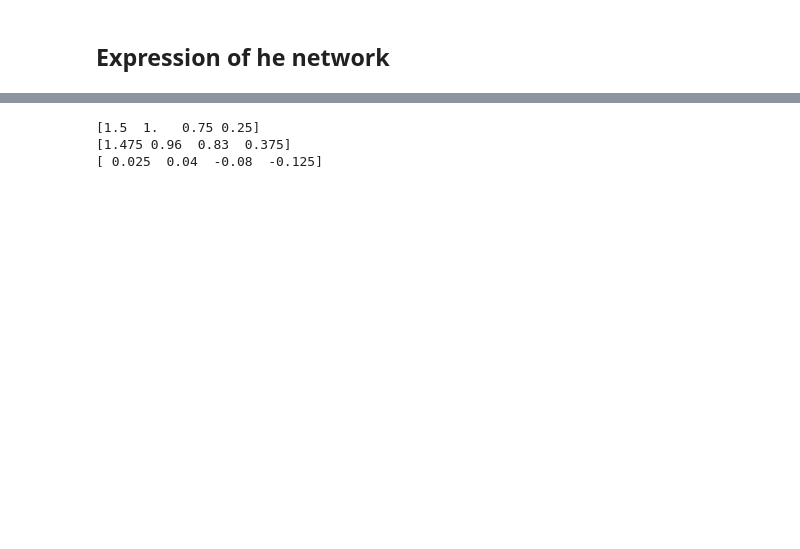
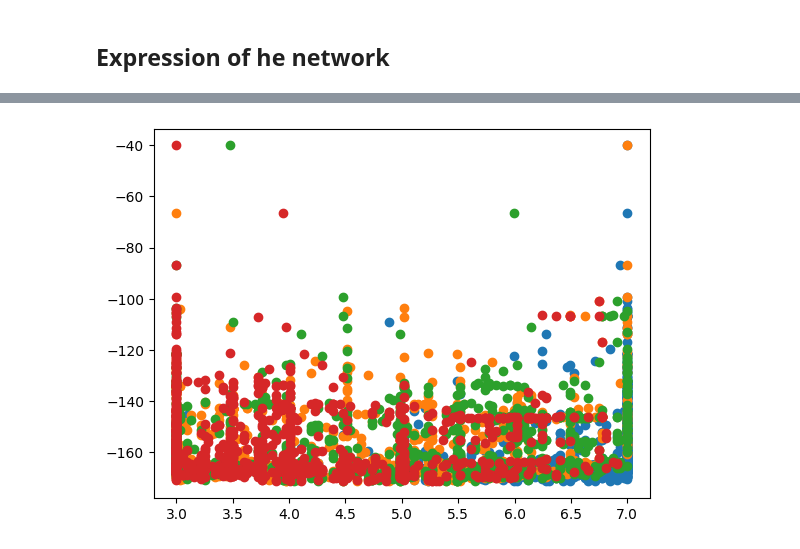
Before and after one commit to QuantumApplicationLab/wntr-quantum, a Jupyter notebook: docs/notebooks/trash/wntr_qubo_poly.ipynb, the cells around one changed output, grey strips where cells are left out. Cells and saved outputs as stored; diff of their text form; code cells hidden in the pictures; blank space fills up the shorter version.

```diff
--- a/docs/notebooks/trash/wntr_qubo_poly.ipynb
+++ b/docs/notebooks/trash/wntr_qubo_poly.ipynb
@@ -37,8 +65,8 @@ head[D1]:   head[D1]
 
 # Create a water network model
 inp_file = '../networks/Net0_CM.inp'
-# inp_file = '../networks/Net1Loops_CM.inp'
-# inp_file = '../networks/Net2Loops.inp'
+inp_file = '../networks/Net1Loops_CM_original_values.inp'
+inp_file = '../networks/Net2LoopsCM.inp'
 wn = wntr.network.WaterNetworkModel(inp_file)
 # %%
 from wntr_quantum.scenario.network_qubo import Network
@@ -197,29 +288,8 @@ plt.scatter(el, rl, c='red')
-# %%
-from qubols.qubo_poly import QUBO_POLY
-from qubols.solution_vector import SolutionVector_V2 as SolutionVector
-import sparse
-from dwave.samplers import SimulatedAnnealingSampler
-from dwave.samplers import SteepestDescentSolver
-from dwave.samplers import TabuSampler
-
-encoding = RangedEfficientEncoding(nqbit=12, range=2.0, offset=0.0, var_base_name="x")
-sol_vec = SolutionVector(4, encoding)
-
-qubo = QUBO_POLY(solution_vector=sol_vec, options={ 'num_reads':1000, 'sampler':SimulatedAnnealingSampler()})
-matrices = tuple(sparse.COO(m) for m in net.matrices)
-
-bqm = qubo.create_bqm(matrices, strength=10000)
-
-# sample
-sampleset = qubo.sample_bqm(bqm, num_reads=5000)
-
-# decode
-sol  = qubo.decode_solution(sampleset.lowest().record[0][0])
-sol = np.array(sol).reshape(-1)
-print(ref_sol)
-print(sol)
-print(ref_sol - sol)
-# %% [output]
-[1.5  1.   0.75 0.25]
-[1.475 0.96  0.83  0.375]
-[ 0.025  0.04  -0.08  -0.125]
+# %%
+solutions = np.array(solutions)
+nsample = solutions.shape[1]
+
+for isol in range(5,9):
+    plt.scatter(solutions[:,isol], energy)
+# %% [output]
+[figure, added]
```
Also changed, not shown: parts of 23 cells of this notebook, 4 other files.
